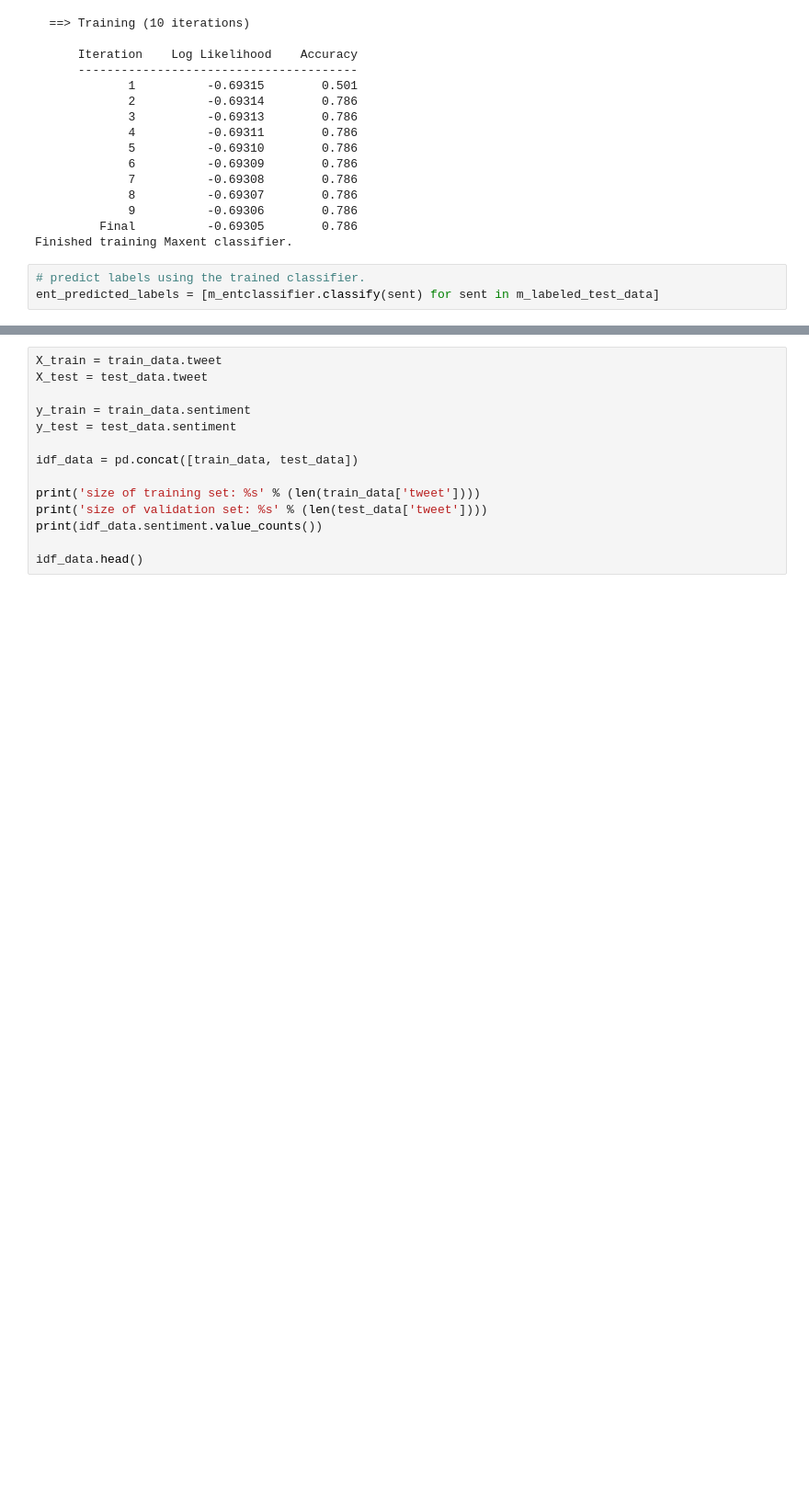
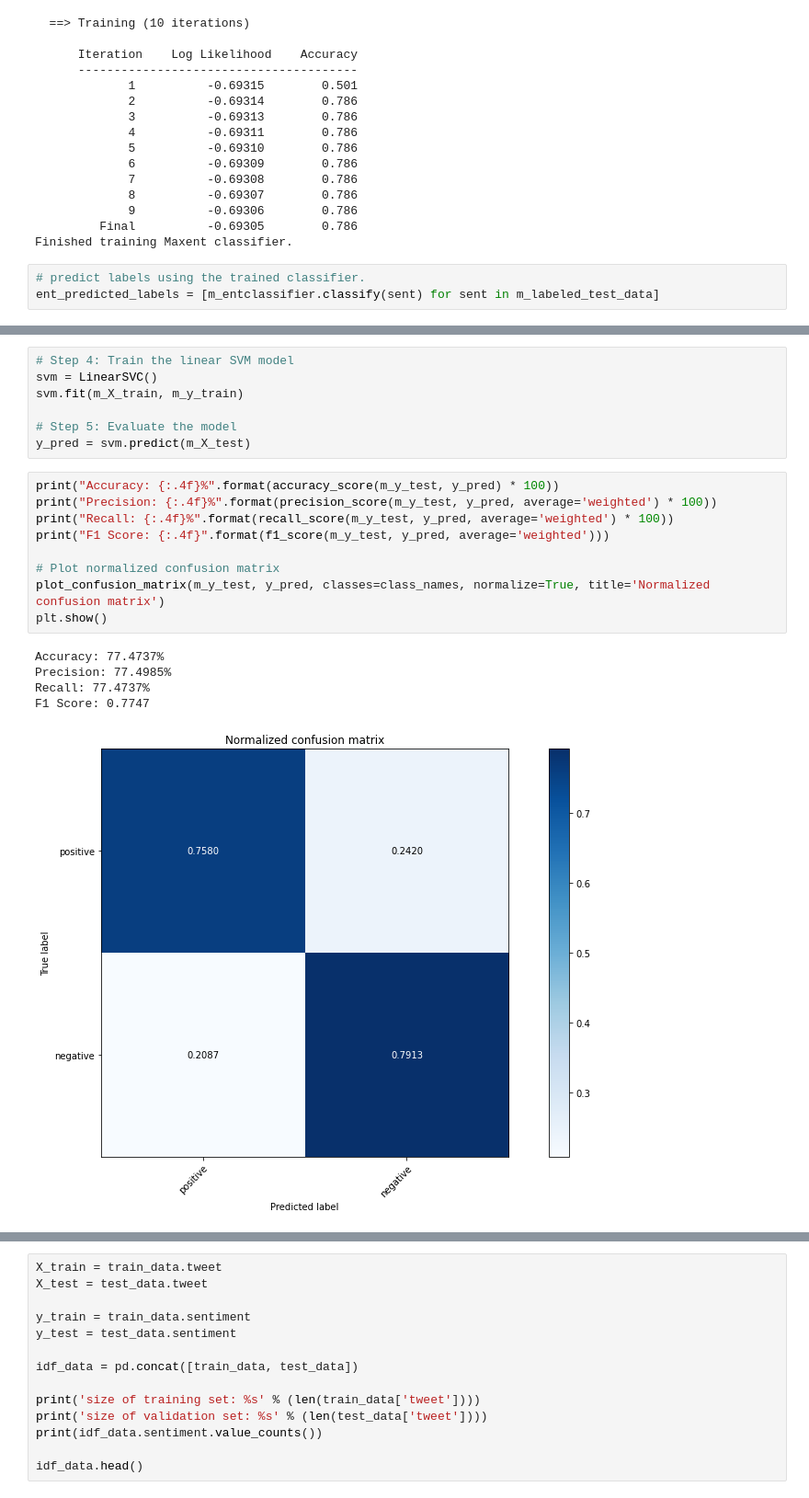
Before and after one commit to alvinngow/text-mining, a Jupyter notebook: data/sentiment analysis final.ipynb, the cells around one changed output, grey strips where cells are left out. Shown: that part at 92% size. Drawn from its saved outputs; the diff is of its cells as text; blank space fills up the shorter version.

```diff
--- a/data/sentiment analysis final.ipynb
+++ b/data/sentiment analysis final.ipynb
@@ -535,2 +561,24 @@ F1 Score: 0.75
+# %%
+# Step 4: Train the linear SVM model
+svm = LinearSVC()
+svm.fit(m_X_train, m_y_train)
+
+# Step 5: Evaluate the model
+y_pred = svm.predict(m_X_test)
+# %%
+print("Accuracy: {:.4f}%".format(accuracy_score(m_y_test, y_pred) * 100))
+print("Precision: {:.4f}%".format(precision_score(m_y_test, y_pred, average='weighted') * 100))
+print("Recall: {:.4f}%".format(recall_score(m_y_test, y_pred, average='weighted') * 100))
+print("F1 Score: {:.4f}".format(f1_score(m_y_test, y_pred, average='weighted')))
+
+# Plot normalized confusion matrix
+plot_confusion_matrix(m_y_test, y_pred, classes=class_names, normalize=True, title='Normalized confusion matrix')
+plt.show()
+# %% [output]
+Accuracy: 77.4737%
+Precision: 77.4985%
+Recall: 77.4737%
+F1 Score: 0.7747
+[figure, added]
 # %% [markdown]
 # Preliminary Conclusion
```
Also changed, not shown: parts of 19 cells of this notebook, 2 other files.
